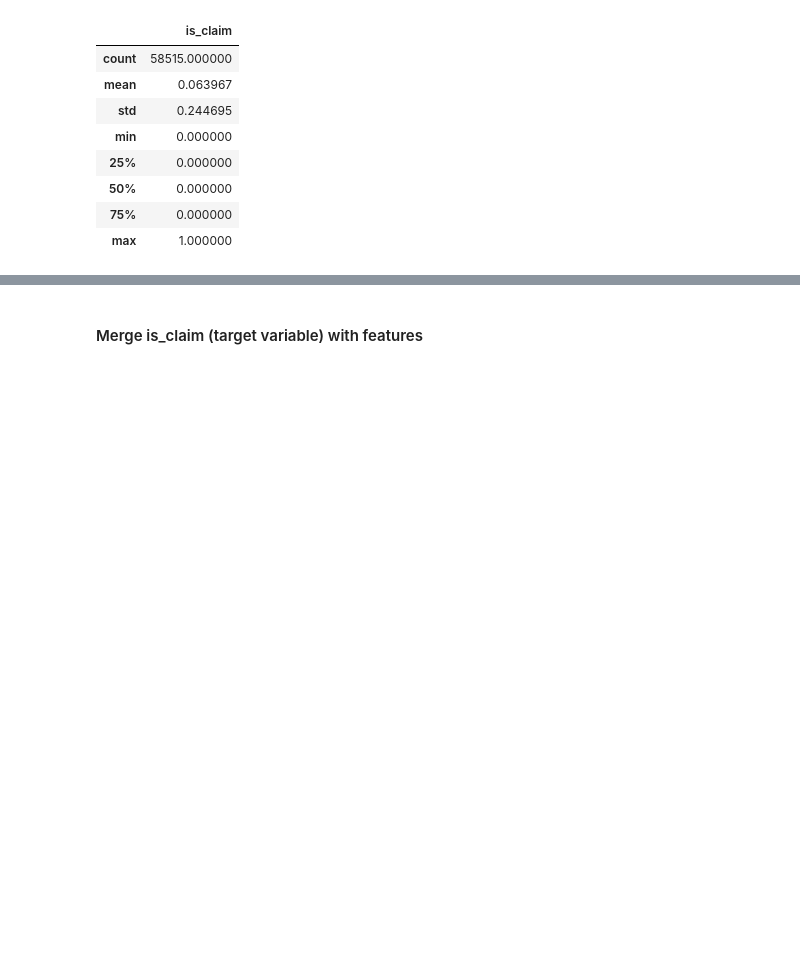
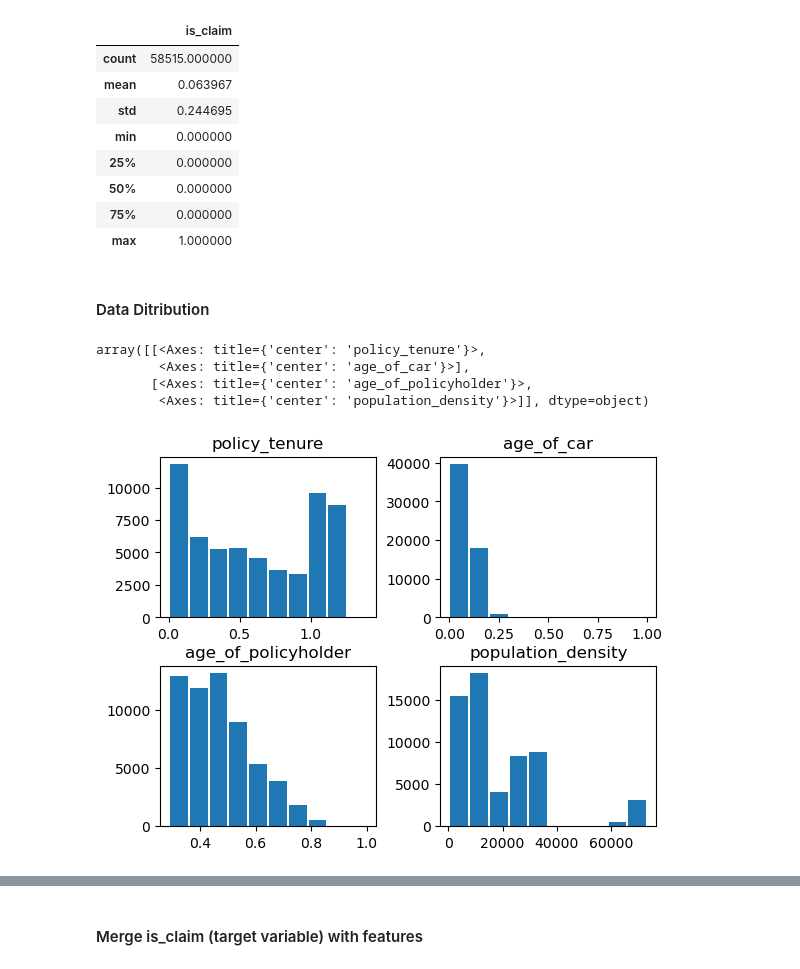
Before and after one commit to j-rajeshwari/Capstone-Project, a Jupyter notebook: Insurance_Company_Assignment.ipynb, the cells around one changed output, grey strips where cells are left out. Saved outputs shown, nothing was run; the diff lists cells and outputs as text; code cells hidden in the pictures; blank space fills up the shorter version.

```diff
--- a/Insurance_Company_Assignment.ipynb
+++ b/Insurance_Company_Assignment.ipynb
@@ -154,3 +154,13 @@ insurance_claim.describe()
 | 50% | 0.000000 |
 | 75% | 0.000000 |
 | max | 1.000000 |
+# %% [markdown]
+<h4>Data Ditribution</h4>
+# %%
+policy_features.hist(column=['policy_tenure','age_of_car','age_of_policyholder','population_density'],bins=10,rwidth=0.9,grid=False)
+# %% [output]
+array([[<Axes: title={'center': 'policy_tenure'}>,
+        <Axes: title={'center': 'age_of_car'}>],
+       [<Axes: title={'center': 'age_of_policyholder'}>,
+        <Axes: title={'center': 'population_density'}>]], dtype=object)
+[figure, added]
```
Also changed, not shown: parts of 17 cells of this notebook.
